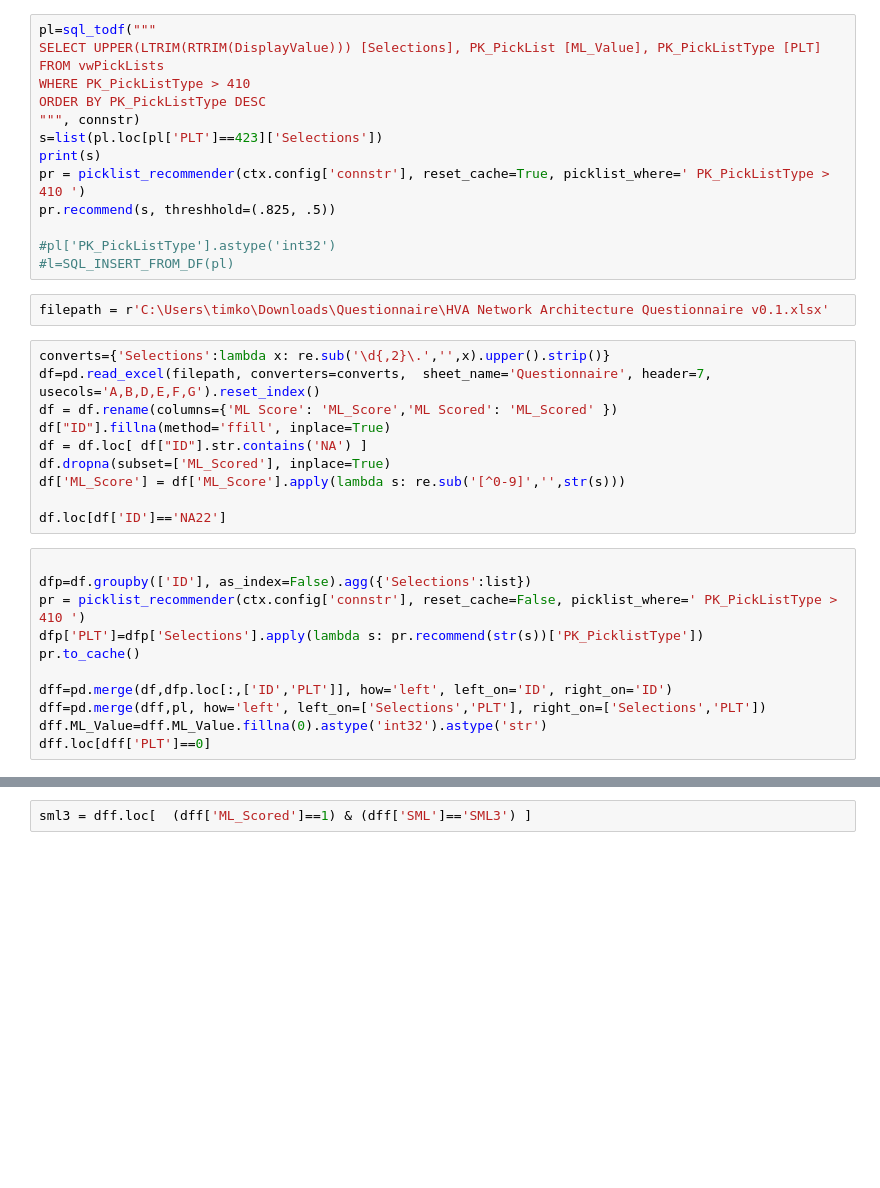
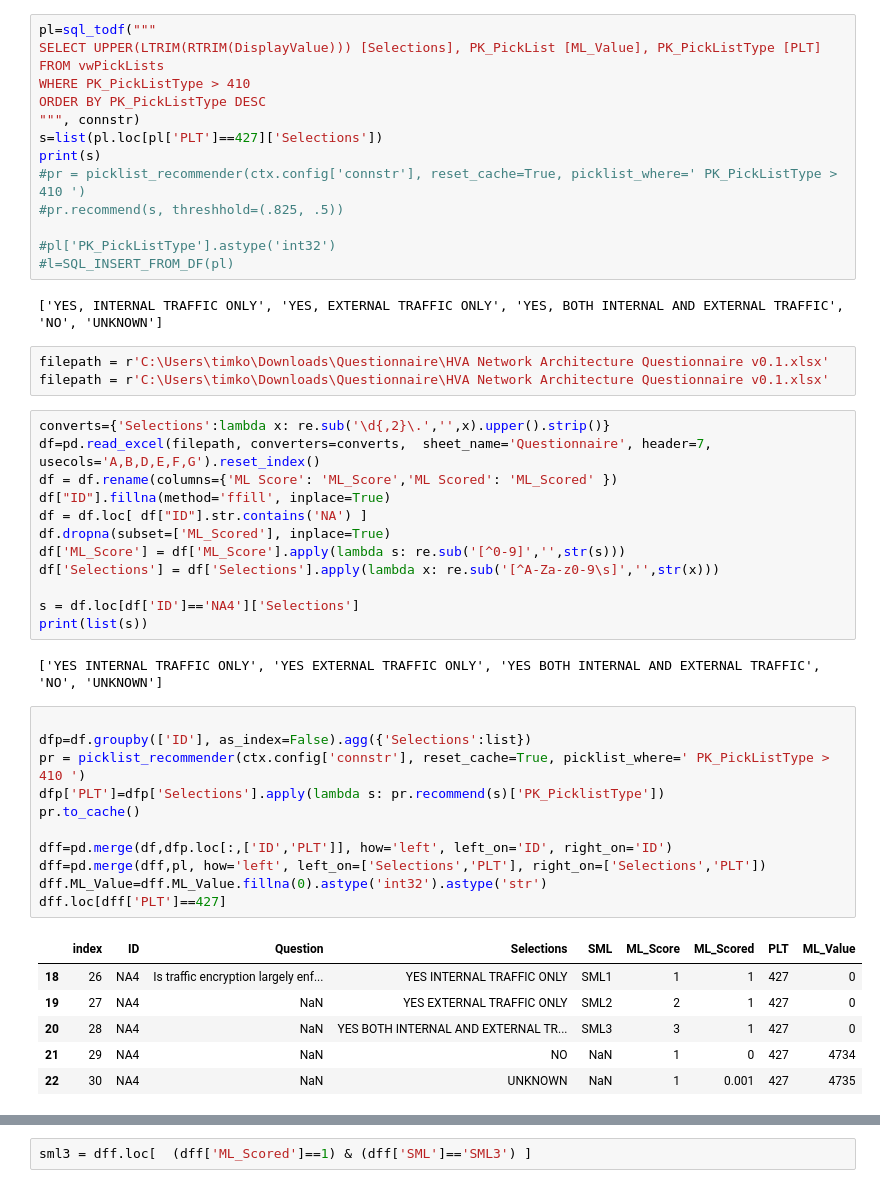
Before and after one commit to tmnkopp/PythonAutomation, a Jupyter notebook: CodeGenerators/codegen.ipynb, the cells around one changed output, grey strips where cells are left out. Cells and saved outputs as stored; diff of their text form; blank space fills up the shorter version.

```diff
--- a/CodeGenerators/codegen.ipynb
+++ b/CodeGenerators/codegen.ipynb
@@ -34,15 +65,18 @@ FROM vwPickLists
 WHERE PK_PickListType > 410
 ORDER BY PK_PickListType DESC
 """, connstr)
-s=list(pl.loc[pl['PLT']==423]['Selections'])
+s=list(pl.loc[pl['PLT']==427]['Selections'])
 print(s)
-pr = picklist_recommender(ctx.config['connstr'], reset_cache=True, picklist_where=' PK_PickListType > 410 ')
-pr.recommend(s, threshhold=(.825, .5))
+#pr = picklist_recommender(ctx.config['connstr'], reset_cache=True, picklist_where=' PK_PickListType > 410 ')
+#pr.recommend(s, threshhold=(.825, .5))
 
 #pl['PK_PickListType'].astype('int32')
 #l=SQL_INSERT_FROM_DF(pl)
+# %% [output]
+['YES, INTERNAL TRAFFIC ONLY', 'YES, EXTERNAL TRAFFIC ONLY', 'YES, BOTH INTERNAL AND EXTERNAL TRAFFIC', 'NO', 'UNKNOWN']
 # %%
 filepath = r'C:\Users\timko\Downloads\Questionnaire\HVA Network Architecture Questionnaire v0.1.xlsx'
+filepath = r'C:\Users\timko\Downloads\Questionnaire\HVA Network Architecture Questionnaire v0.1.xlsx'
 # %%
 converts={'Selections':lambda x: re.sub('\d{,2}\.','',x).upper().strip()}
 df=pd.read_excel(filepath, converters=converts,  sheet_name='Questionnaire', header=7, usecols='A,B,D,E,F,G').reset_index()
@@ -51,19 +85,30 @@ df["ID"].fillna(method='ffill', inplace=True)
 df = df.loc[ df["ID"].str.contains('NA') ]
 df.dropna(subset=['ML_Scored'], inplace=True)
 df['ML_Score'] = df['ML_Score'].apply(lambda s: re.sub('[^0-9]','',str(s)))
+df['Selections'] = df['Selections'].apply(lambda x: re.sub('[^A-Za-z0-9\s]','',str(x)))
 
-df.loc[df['ID']=='NA22']
+s = df.loc[df['ID']=='NA4']['Selections']
+print(list(s))
+# %% [output]
+['YES INTERNAL TRAFFIC ONLY', 'YES EXTERNAL TRAFFIC ONLY', 'YES BOTH INTERNAL AND EXTERNAL TRAFFIC', 'NO', 'UNKNOWN']
 # %%
 
 dfp=df.groupby(['ID'], as_index=False).agg({'Selections':list})
-pr = picklist_recommender(ctx.config['connstr'], reset_cache=False, picklist_where=' PK_PickListType > 410 ')
-dfp['PLT']=dfp['Selections'].apply(lambda s: pr.recommend(str(s))['PK_PicklistType'])
+pr = picklist_recommender(ctx.config['connstr'], reset_cache=True, picklist_where=' PK_PickListType > 410 ')
+dfp['PLT']=dfp['Selections'].apply(lambda s: pr.recommend(s)['PK_PicklistType'])
 pr.to_cache()
 
 dff=pd.merge(df,dfp.loc[:,['ID','PLT']], how='left', left_on='ID', right_on='ID')
 dff=pd.merge(dff,pl, how='left', left_on=['Selections','PLT'], right_on=['Selections','PLT'])
 dff.ML_Value=dff.ML_Value.fillna(0).astype('int32').astype('str')
-dff.loc[dff['PLT']==0]
+dff.loc[dff['PLT']==427]
+# %% [output]
+|  | index | ID | Question | Selections | SML | ML_Score | ML_Scored | PLT | ML_Value |
+| 18 | 26 | NA4 | Is traffic encryption largely enf... | YES INTERNAL TRAFFIC ONLY | SML1 | 1 | 1 | 427 | 0 |
+| 19 | 27 | NA4 | NaN | YES EXTERNAL TRAFFIC ONLY | SML2 | 2 | 1 | 427 | 0 |
+| 20 | 28 | NA4 | NaN | YES BOTH INTERNAL AND EXTERNAL TR... | SML3 | 3 | 1 | 427 | 0 |
+| 21 | 29 | NA4 | NaN | NO | NaN | 1 | 0 | 427 | 4734 |
+| 22 | 30 | NA4 | NaN | UNKNOWN | NaN | 1 | 0.001 | 427 | 4735 |
 # %%
 dff=dff
 dff.SML.fillna(method='ffill', inplace=True)
```
Also changed, not shown: parts of 4 cells of this notebook, 2 other files.
